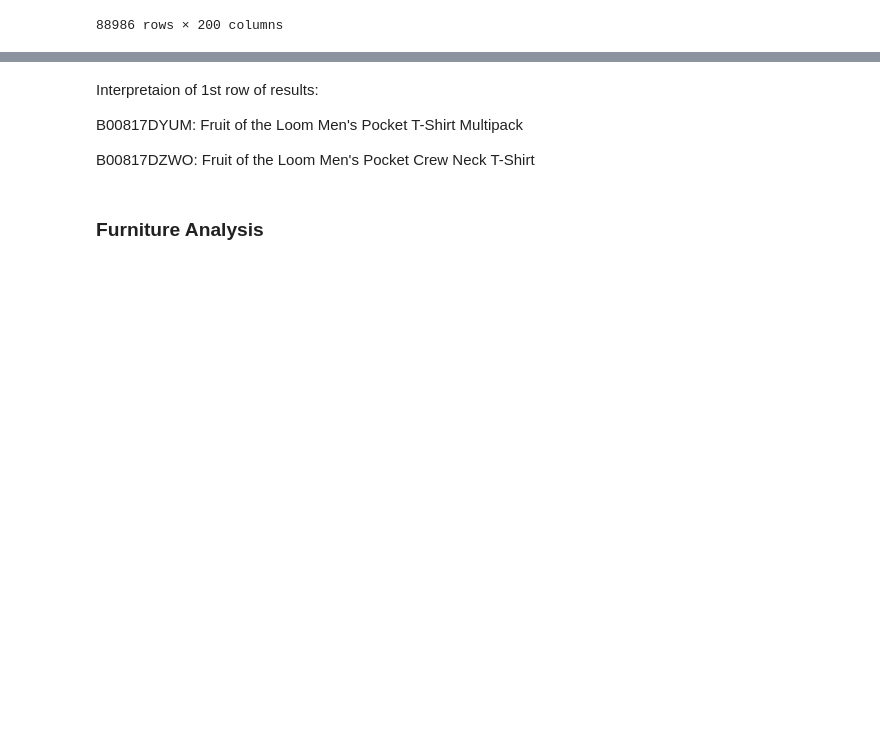
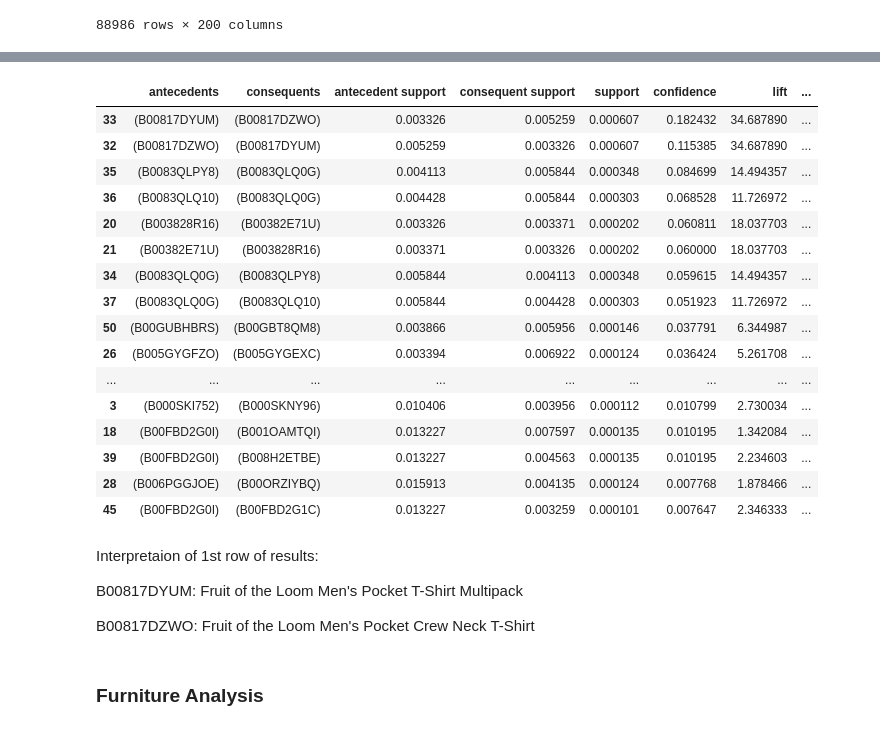
Before and after one commit to jbenasuli/consumer_behavior, a Jupyter notebook: Apriori-Apparel_Furniture_Music_Office.ipynb, the cells around one changed output, grey strips where cells are left out. Cells and saved outputs as stored; diff of their text form; code cells hidden in the pictures; blank space fills up the shorter version.

Commit message:
Updates to model for viz table

```diff
--- a/Apriori-Apparel_Furniture_Music_Office.ipynb
+++ b/Apriori-Apparel_Furniture_Music_Office.ipynb
@@ -122,3 +122,25 @@ apriori_rules_apparel
+# %%
+# Add category column (to be used in viz)
+apriori_rules_apparel['Category'] = 'Apparel'
+apriori_rules_apparel
+# %% [output]
+|  | antecedents | consequents | antecedent support | consequent support | support | confidence | lift | ... |
+| 33 | (B00817DYUM) | (B00817DZWO) | 0.003326 | 0.005259 | 0.000607 | 0.182432 | 34.687890 | ... |
+| 32 | (B00817DZWO) | (B00817DYUM) | 0.005259 | 0.003326 | 0.000607 | 0.115385 | 34.687890 | ... |
+| 35 | (B0083QLPY8) | (B0083QLQ0G) | 0.004113 | 0.005844 | 0.000348 | 0.084699 | 14.494357 | ... |
+| 36 | (B0083QLQ10) | (B0083QLQ0G) | 0.004428 | 0.005844 | 0.000303 | 0.068528 | 11.726972 | ... |
+| 20 | (B003828R16) | (B00382E71U) | 0.003326 | 0.003371 | 0.000202 | 0.060811 | 18.037703 | ... |
+| 21 | (B00382E71U) | (B003828R16) | 0.003371 | 0.003326 | 0.000202 | 0.060000 | 18.037703 | ... |
+| 34 | (B0083QLQ0G) | (B0083QLPY8) | 0.005844 | 0.004113 | 0.000348 | 0.059615 | 14.494357 | ... |
+| 37 | (B0083QLQ0G) | (B0083QLQ10) | 0.005844 | 0.004428 | 0.000303 | 0.051923 | 11.726972 | ... |
+| 50 | (B00GUBHBRS) | (B00GBT8QM8) | 0.003866 | 0.005956 | 0.000146 | 0.037791 | 6.344987 | ... |
+| 26 | (B005GYGFZO) | (B005GYGEXC) | 0.003394 | 0.006922 | 0.000124 | 0.036424 | 5.261708 | ... |
+| ... | ... | ... | ... | ... | ... | ... | ... | ... |
+| 3 | (B000SKI752) | (B000SKNY96) | 0.010406 | 0.003956 | 0.000112 | 0.010799 | 2.730034 | ... |
+| 18 | (B00FBD2G0I) | (B001OAMTQI) | 0.013227 | 0.007597 | 0.000135 | 0.010195 | 1.342084 | ... |
+| 39 | (B00FBD2G0I) | (B008H2ETBE) | 0.013227 | 0.004563 | 0.000135 | 0.010195 | 2.234603 | ... |
+| 28 | (B006PGGJOE) | (B00ORZIYBQ) | 0.015913 | 0.004135 | 0.000124 | 0.007768 | 1.878466 | ... |
+| 45 | (B00FBD2G0I) | (B00FBD2G1C) | 0.013227 | 0.003259 | 0.000101 | 0.007647 | 2.346333 | ... |
 # %%
 apriori_rules_apparel.to_csv(r'C:\Users\li_mi\Class\final_project\dev\apriori_rules_apparel.csv', index = False)
 # %% [markdown]
```
Also changed, not shown: parts of 14 cells of this notebook.
